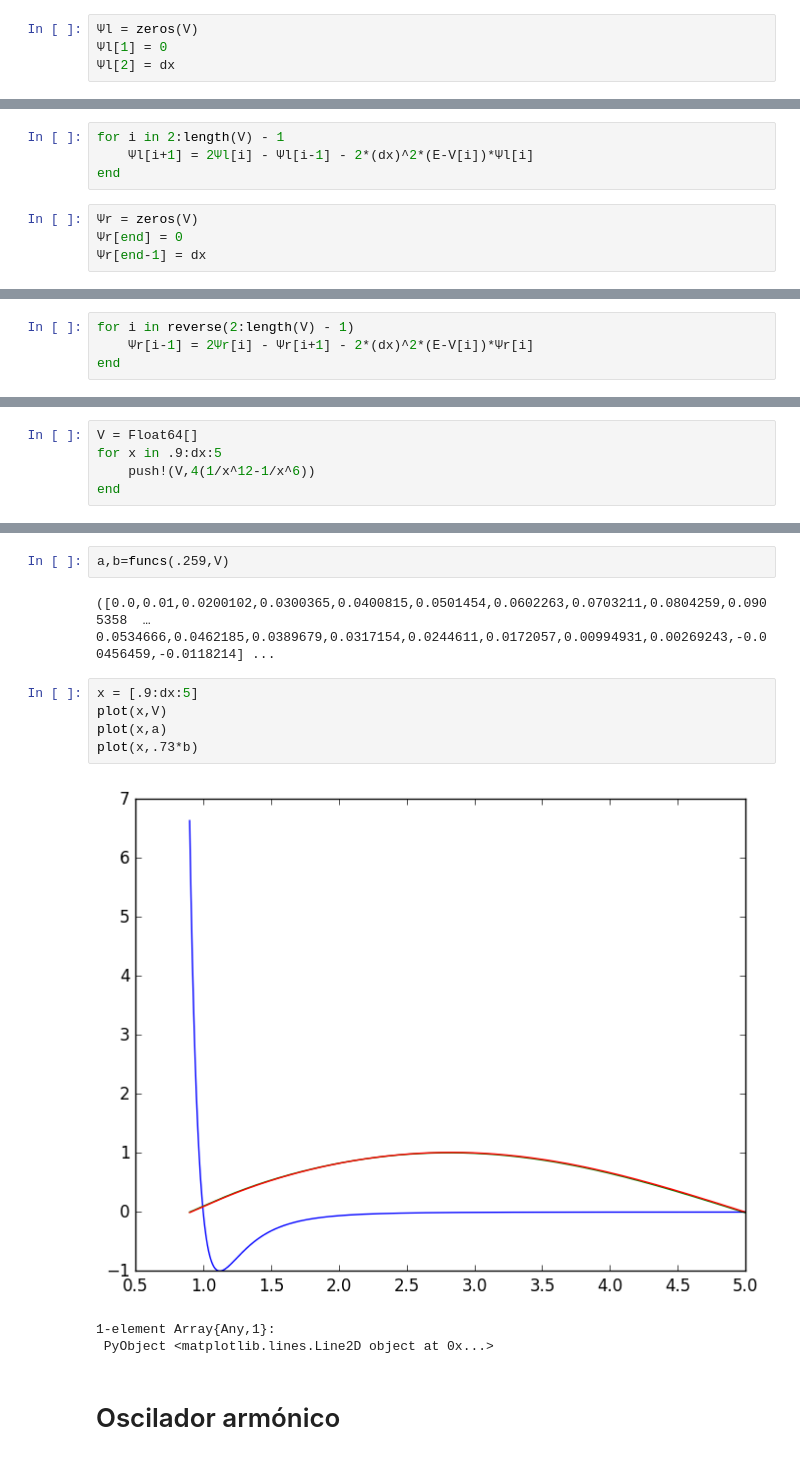
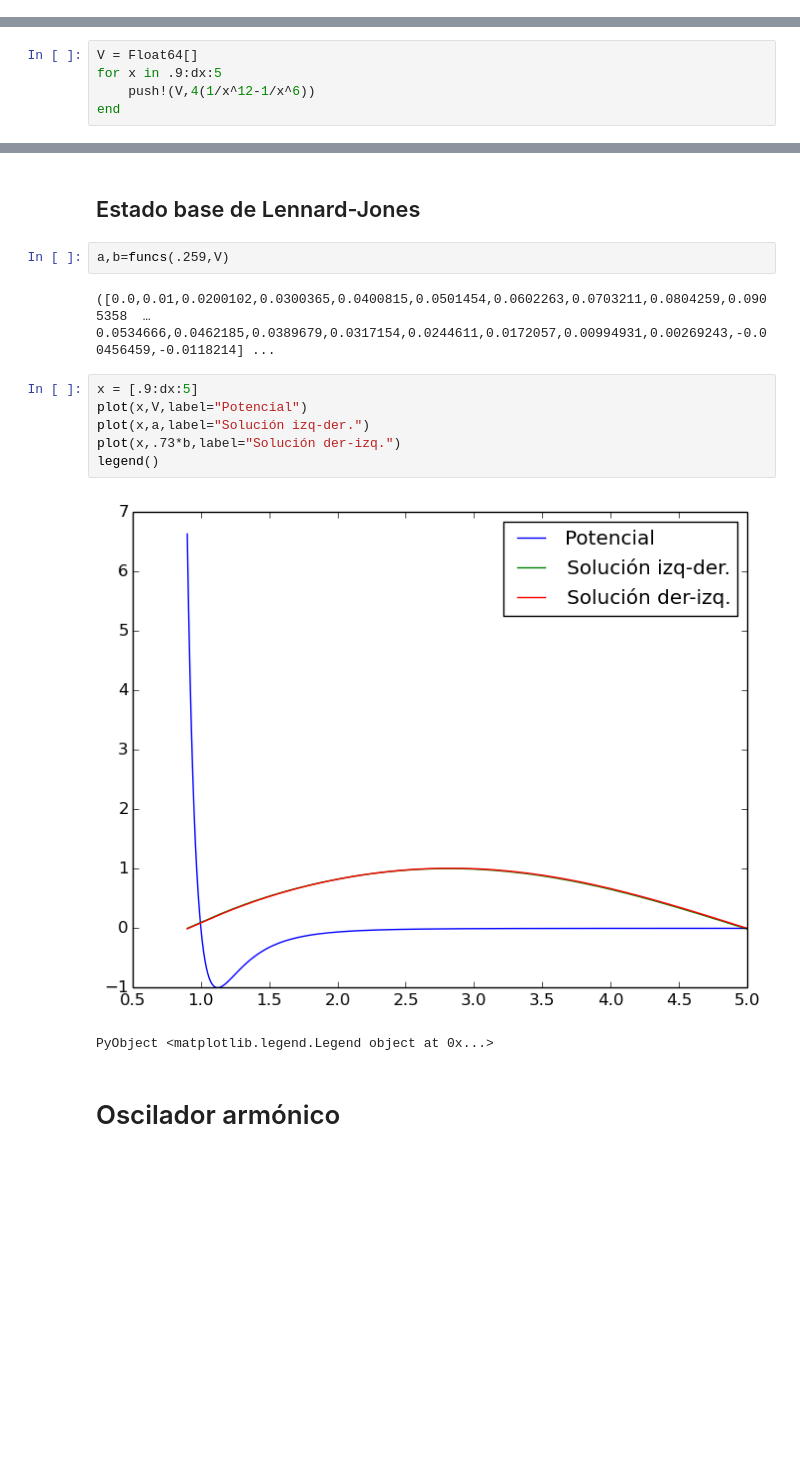
Before and after one commit to davidamaro/finalcompu, a Jupyter notebook: trabajo.ipynb, the cells around one changed output, grey strips where cells are left out. Cells and saved outputs as stored; diff of their text form; blank space fills up the shorter version.

```diff
--- a/trabajo.ipynb
+++ b/trabajo.ipynb
@@ -236,4 +196,0 @@ E = 1.4
-# %%
-Ψl = zeros(V)
-Ψl[1] = 0
-Ψl[2] = dx
@@ -242,8 +196,0 @@ E = 1.4
-# %%
-for i in 2:length(V) - 1
-    Ψl[i+1] = 2Ψl[i] - Ψl[i-1] - 2*(dx)^2*(E-V[i])*Ψl[i]
-end
-# %%
-Ψr = zeros(V)
-Ψr[end] = 0
-Ψr[end-1] = dx
@@ -252,4 +196,0 @@ end
-# %%
-for i in reverse(2:length(V) - 1)
-    Ψr[i-1] = 2Ψr[i] - Ψr[i+1] - 2*(dx)^2*(E-V[i])*Ψr[i]
-end
@@ -466,18 +278,20 @@ plot(0.259*ones(x),y)
 1-element Array{Any,1}:
  PyObject <matplotlib.lines.Line2D object at 0x...>
+# %% [markdown]
+## Estado base de Lennard-Jones
 # %%
 a,b=funcs(.259,V)
 # %% [output]
 ([0.0,0.01,0.0200102,0.0300365,0.0400815,0.0501454,0.0602263,0.0703211,0.0804259,0.0905358  …  0.0534666,0.0462185,0.0389679,0.0317154,0.0244611,0.0172057,0.00994931,0.00269243,-0.00456459,-0.0118214] ...
 # %%
 x = [.9:dx:5]
-plot(x,V)
-plot(x,a)
-plot(x,.73*b)
+plot(x,V,label="Potencial")
+plot(x,a,label="Solución izq-der.")
+plot(x,.73*b,label="Solución der-izq.")
+legend()
 # %% [output]
-[figure, old version]
+[figure, new version]
-1-element Array{Any,1}:
- PyObject <matplotlib.lines.Line2D object at 0x...>
+PyObject <matplotlib.legend.Legend object at 0x...>
 # %% [markdown]
 # Oscilador armónico
 # %%
```
Also changed, not shown: parts of 40 cells of this notebook.
